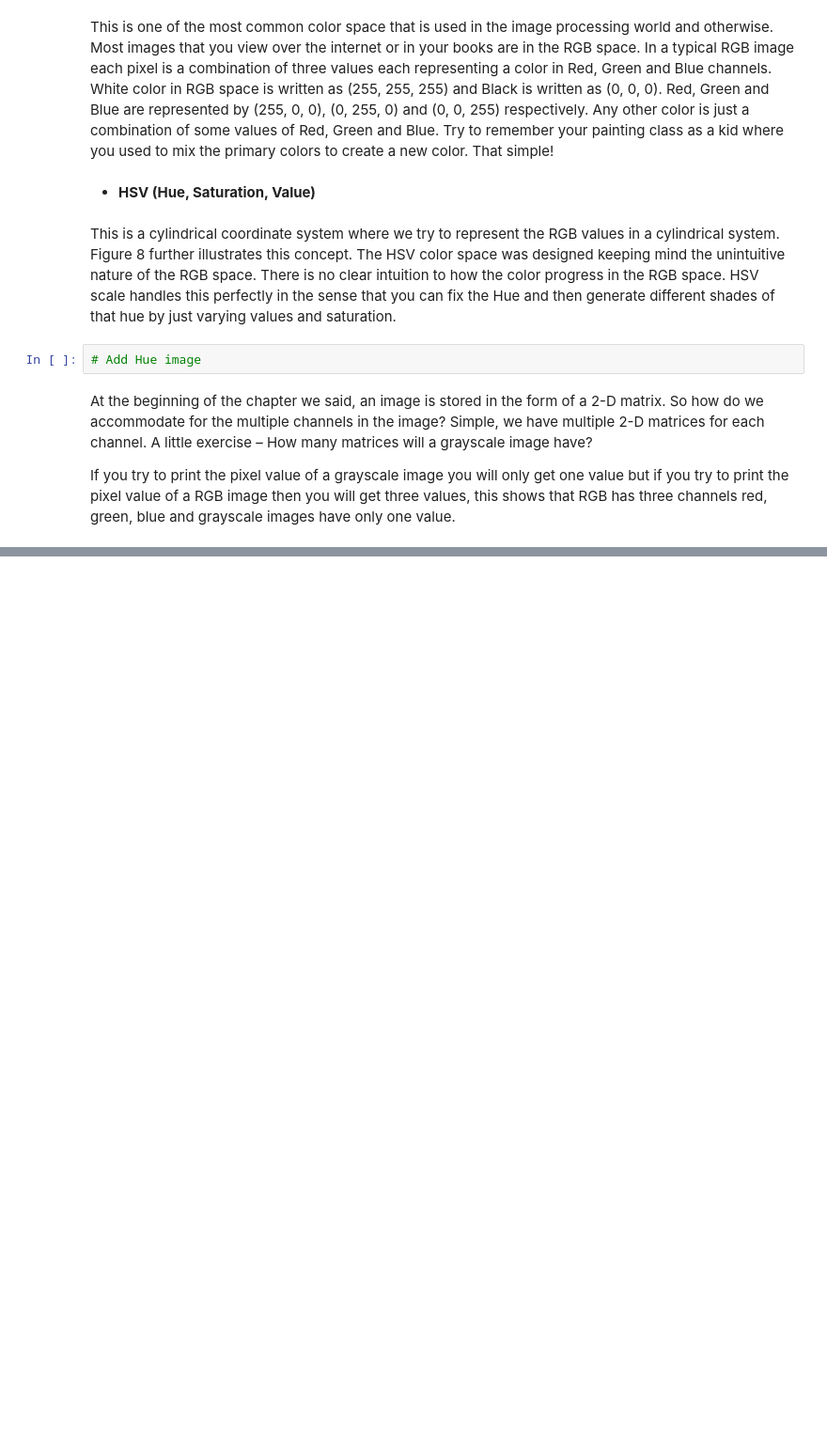
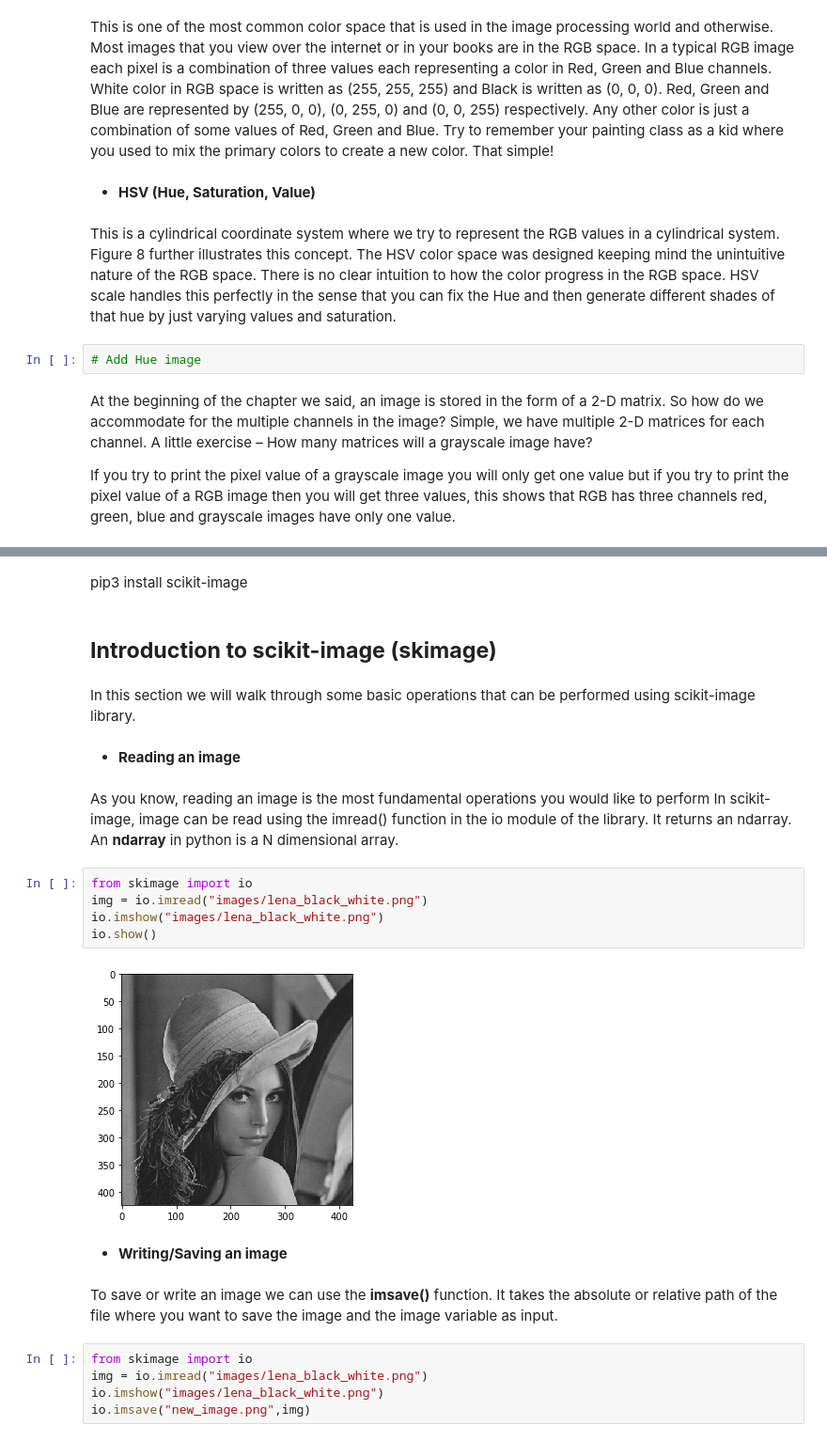
Before and after one commit to gigwegbe/Computer-Vision-with-Python-3, a Jupyter notebook: Chapter_01/Chapter 1_ Introduction to Image Processing.ipynb, the cells around one changed output, grey strips where cells are left out. Shown at 94% size. Drawn from its saved outputs; the diff is of its cells as text; blank space fills up the shorter version.

Commit message:
work with ski-image

```diff
--- a/Chapter_01/Chapter 1_ Introduction to Image Processing.ipynb
+++ b/Chapter_01/Chapter 1_ Introduction to Image Processing.ipynb
@@ -233,0 +264,26 @@ If you try to print the pixel value of a grayscale image you will only get one v
+# %% [markdown]
+pip3 install scikit-image
+# %% [markdown]
+## <strong> Introduction to scikit-image (skimage)  <strong>
+# %% [markdown]
+In this section we will walk through some basic operations that can be performed using scikit-image library.
+# %% [markdown]
+ -  <strong> Reading an image <strong>
+# %% [markdown]
+As you know, reading an image is the most fundamental operations you would like to perform In scikit-image, image can be read using the imread() function in the io module of the library. It returns an ndarray. An <strong>ndarray</strong> in python is a N dimensional array.
+# %%
+from skimage import io
+img = io.imread("images/lena_black_white.png")
+io.imshow("images/lena_black_white.png")
+io.show()
+# %% [output]
+[figure, added]
+# %% [markdown]
+ -  <strong> Writing/Saving an image <strong>
+# %% [markdown]
+To save or write an image we can use the <strong>imsave()</strong> function. It takes the absolute or relative path of the file where you want to save the image and the image variable as input.
+# %%
+from skimage import io
+img = io.imread("images/lena_black_white.png")
+io.imshow("images/lena_black_white.png")
+io.imsave("new_image.png",img)
```
Also changed, not shown: parts of 13 cells of this notebook, 2 other files.
